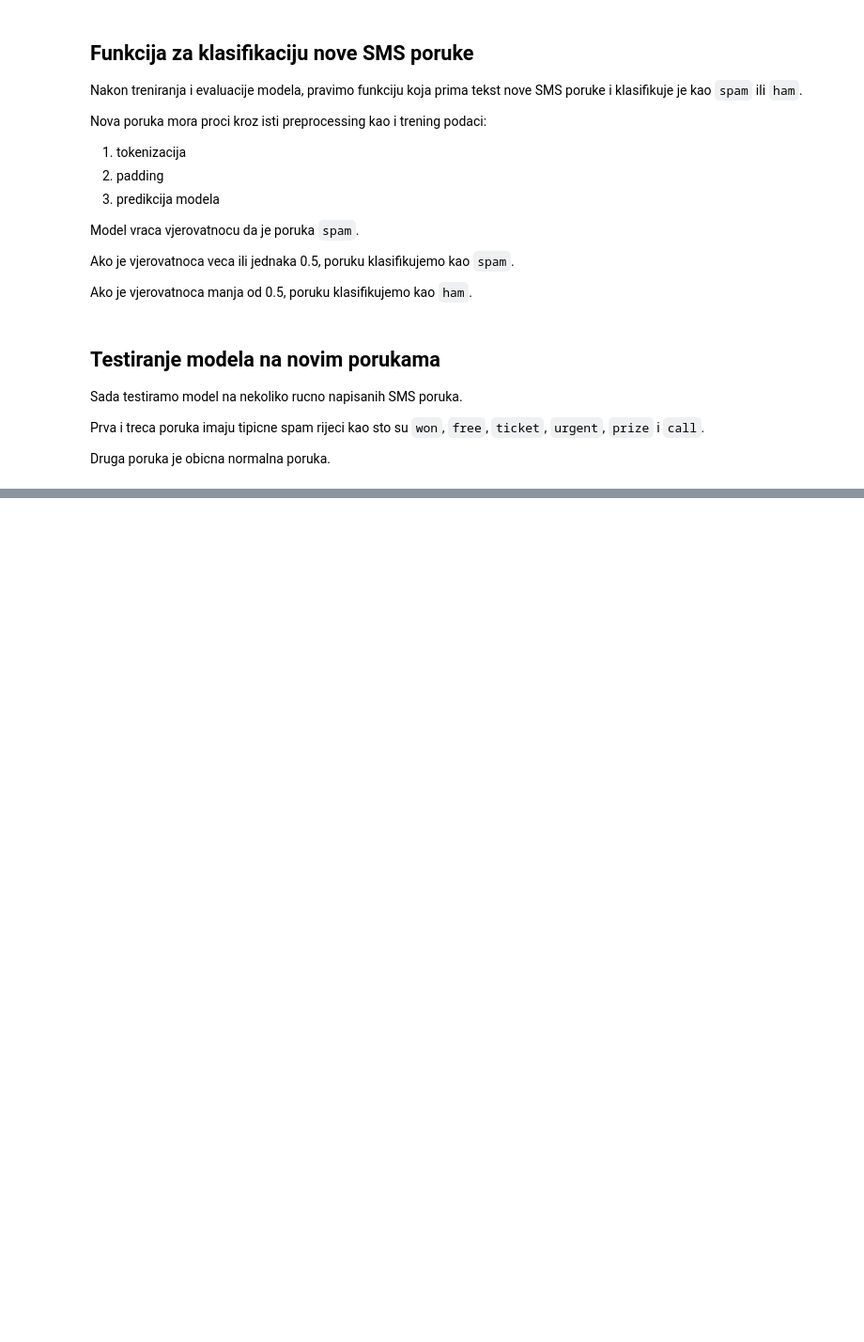
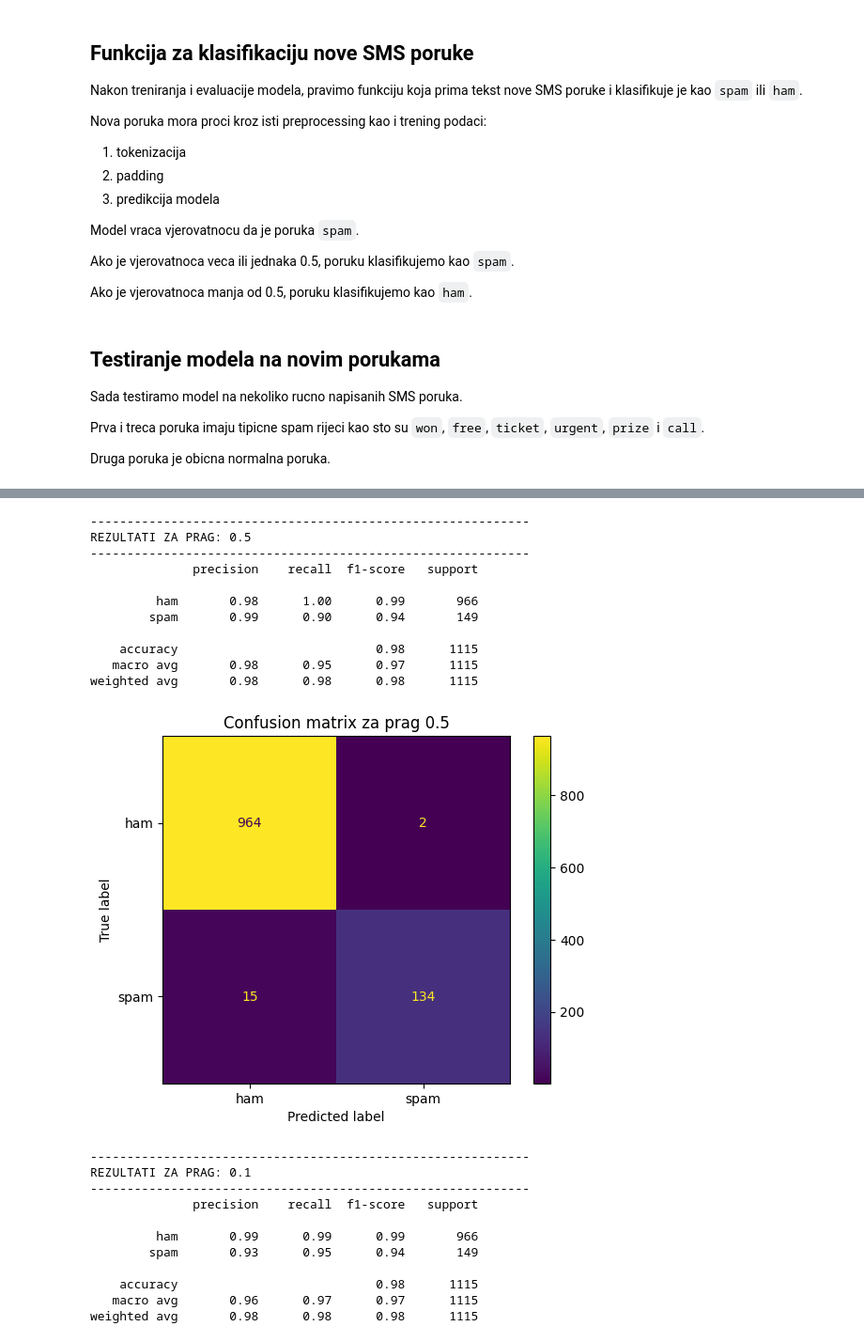
Before and after one commit to TkoProg/sms-spam-classification-ml, a Jupyter notebook: sms-spam-classification-ml.ipynb, the cells around one changed output, grey strips where cells are left out. Shown at 94% size. Cells and saved outputs as stored; diff of their text form; code cells hidden in the pictures; blank space fills up the shorter version.

```diff
--- a/sms-spam-classification-ml.ipynb
+++ b/sms-spam-classification-ml.ipynb
@@ -648,0 +767,53 @@ Predikcija: spam
+# %%
+def evaluiraj_prag(prag):
+    y_pred_prag = (y_prob >= prag).astype(int).flatten()
+
+    print("-" * 60)
+    print(f"REZULTATI ZA PRAG: {prag}")
+    print("-" * 60)
+
+    print(classification_report(
+        y_test,
+        y_pred_prag,
+        target_names=["ham", "spam"]
+    ))
+
+    cm = confusion_matrix(y_test, y_pred_prag)
+
+    disp = ConfusionMatrixDisplay(
+        confusion_matrix=cm,
+        display_labels=["ham", "spam"]
+    )
+
+    disp.plot()
+    plt.title(f"Confusion matrix za prag {prag}")
+    plt.show()
+
+    return y_pred_prag
+# %%
+y_pred_05 = evaluiraj_prag(0.5)
+y_pred_01 = evaluiraj_prag(0.1)
+# %% [output]
+------------------------------------------------------------
+REZULTATI ZA PRAG: 0.5
+------------------------------------------------------------
+              precision    recall  f1-score   support
+
+         ham       0.98      1.00      0.99       966
+        spam       0.99      0.90      0.94       149
+
+    accuracy                           0.98      1115
+   macro avg       0.98      0.95      0.97      1115
+weighted avg       0.98      0.98      0.98      1115
+[figure, added]
+------------------------------------------------------------
+REZULTATI ZA PRAG: 0.1
+------------------------------------------------------------
+              precision    recall  f1-score   support
+
+         ham       0.99      0.99      0.99       966
+        spam       0.93      0.95      0.94       149
+
+    accuracy                           0.98      1115
+   macro avg       0.96      0.97      0.97      1115
+weighted avg       0.98      0.98      0.98      1115
```
Also changed, not shown: parts of 33 cells of this notebook.
